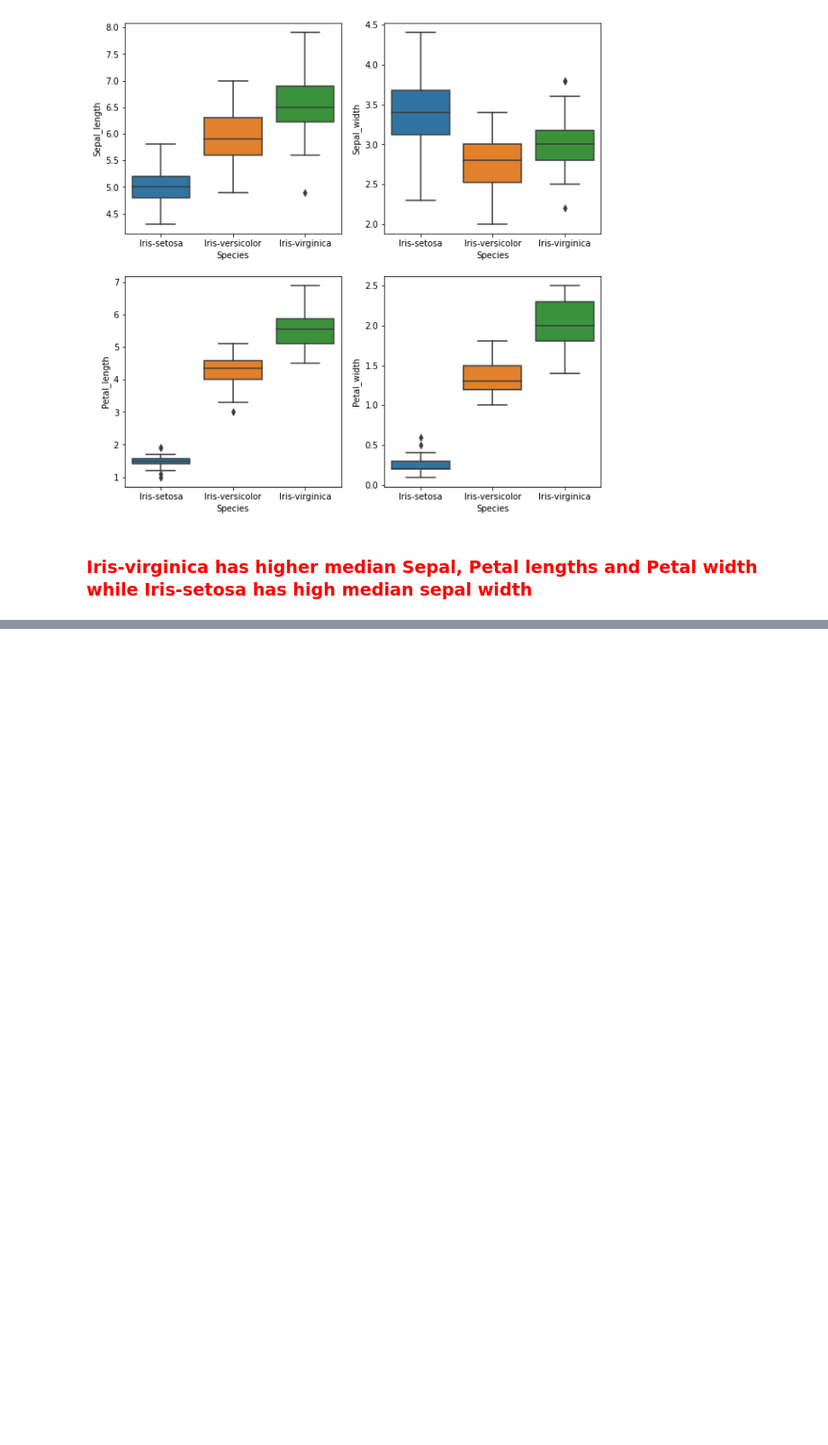
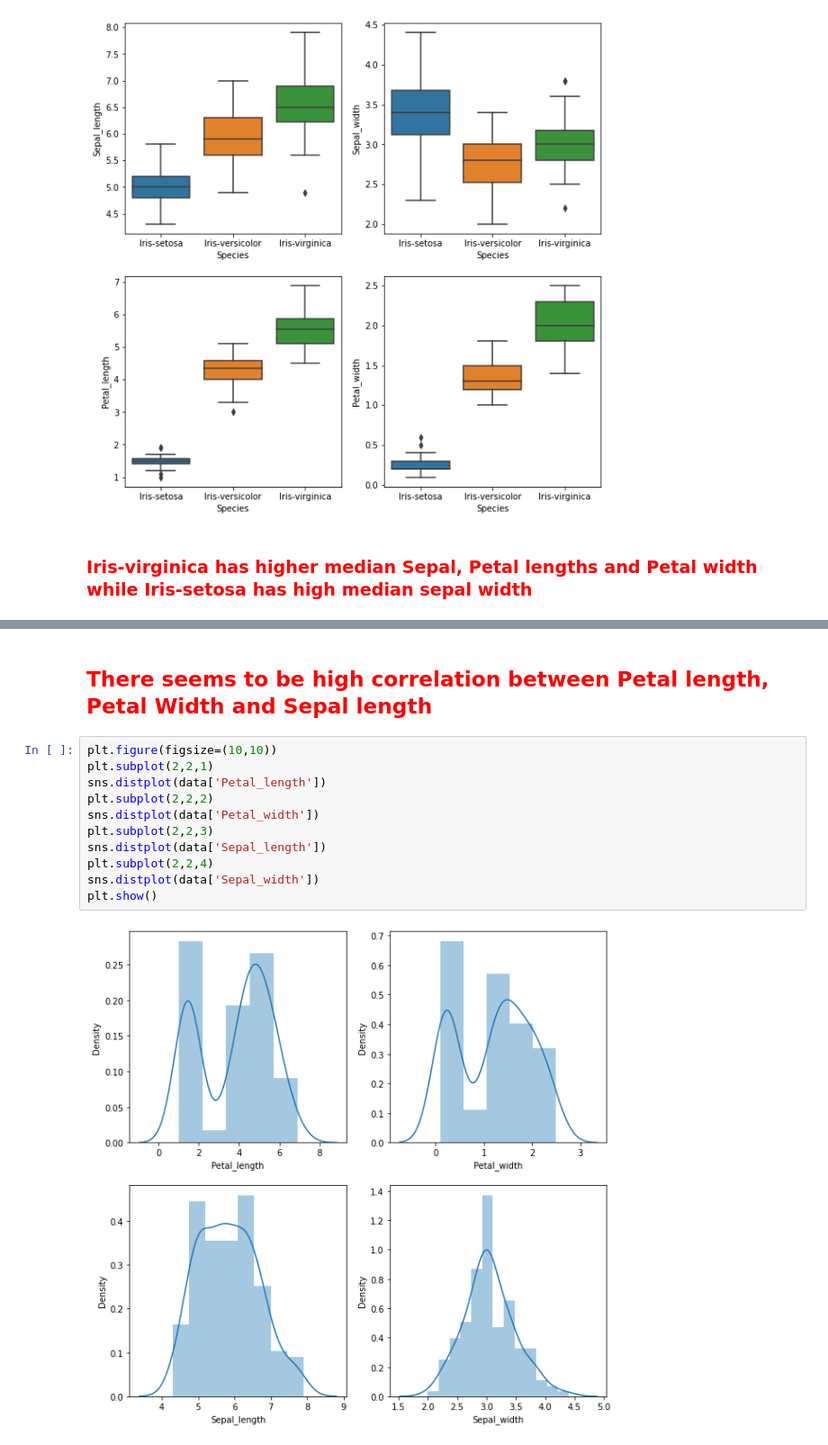
Before and after one commit to Prasadbale/EDA, a Jupyter notebook: iris-eda.ipynb, the cells around one changed output, grey strips where cells are left out. Shown at 90% size. Saved outputs shown, nothing was run; the diff lists cells and outputs as text; blank space fills up the shorter version.

```diff
--- a/iris-eda.ipynb
+++ b/iris-eda.ipynb
@@ -106,0 +137,15 @@ plt.show()
+# %% [markdown]
+## <font color = red> There seems to be high correlation between Petal length, Petal Width and Sepal length </font>
+# %%
+plt.figure(figsize=(10,10))
+plt.subplot(2,2,1)
+sns.distplot(data['Petal_length'])
+plt.subplot(2,2,2)
+sns.distplot(data['Petal_width'])
+plt.subplot(2,2,3)
+sns.distplot(data['Sepal_length'])
+plt.subplot(2,2,4)
+sns.distplot(data['Sepal_width'])
+plt.show()
+# %% [output]
+[figure, added]
```
Also changed, not shown: parts of 7 cells of this notebook.
